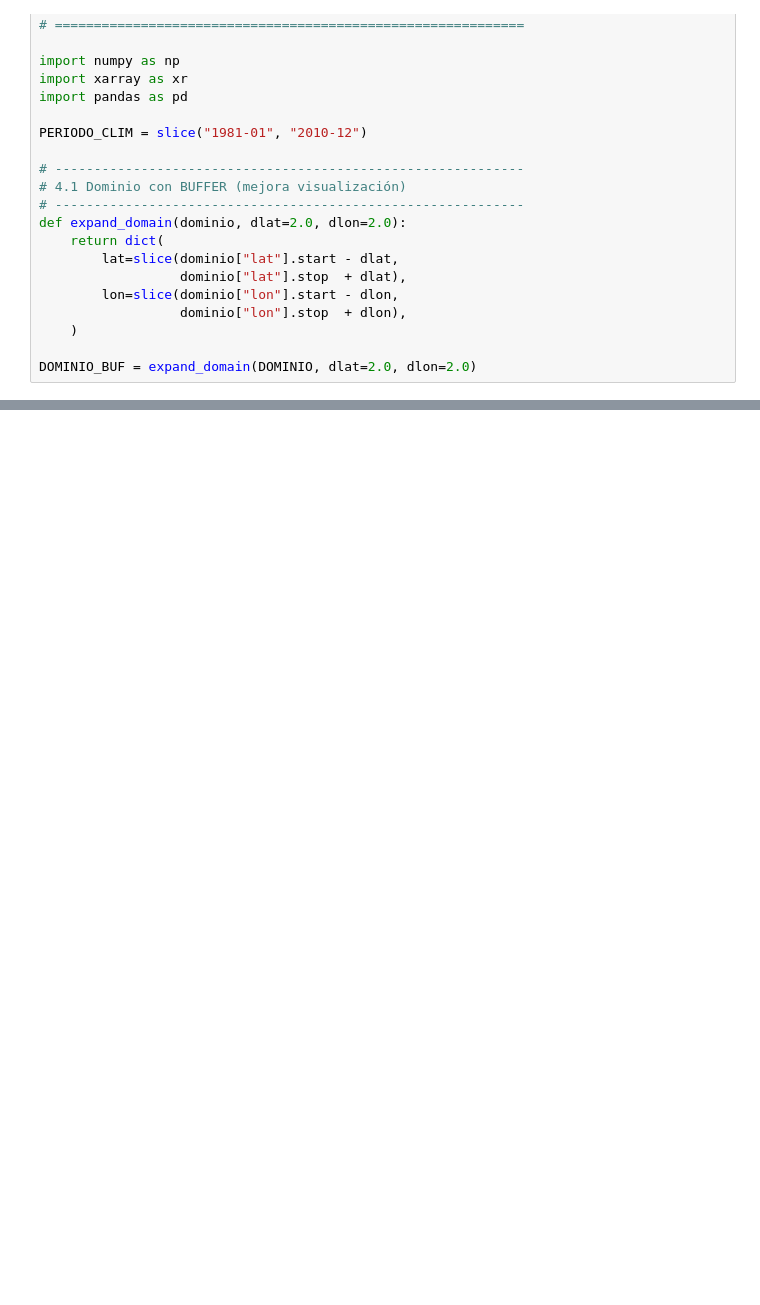
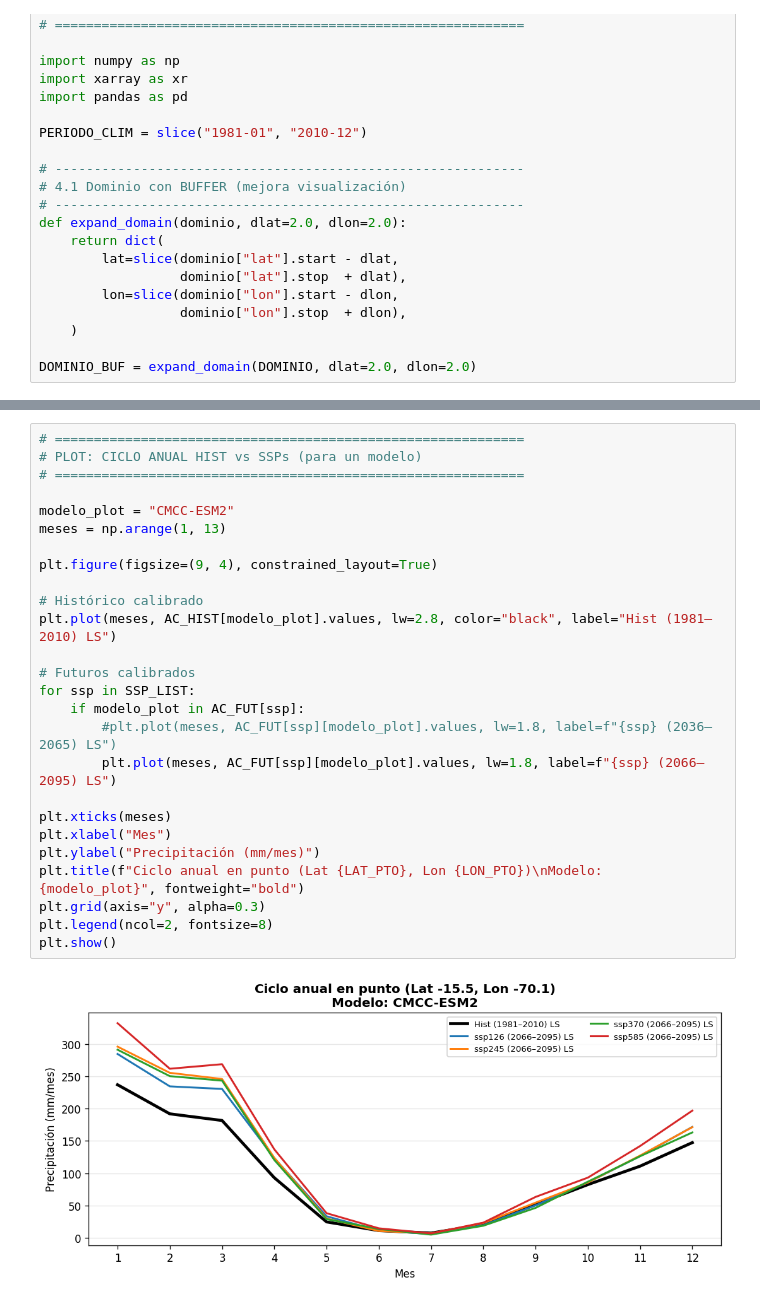
Before and after one commit to Jorgellamocca/Cambio-Clim-tico, a Jupyter notebook: cmip6_modelos_obs_2.ipynb, the cells around one changed output, grey strips where cells are left out. Saved outputs shown, nothing was run; the diff lists cells and outputs as text; blank space fills up the shorter version.

```diff
--- a/cmip6_modelos_obs_2.ipynb
+++ b/cmip6_modelos_obs_2.ipynb
@@ -744,0 +1082,28 @@ plt.show()
+# %%
+# ============================================================
+# PLOT: CICLO ANUAL HIST vs SSPs (para un modelo)
+# ============================================================
+
+modelo_plot = "CMCC-ESM2"
+meses = np.arange(1, 13)
+
+plt.figure(figsize=(9, 4), constrained_layout=True)
+
+# Histórico calibrado
+plt.plot(meses, AC_HIST[modelo_plot].values, lw=2.8, color="black", label="Hist (1981–2010) LS")
+
+# Futuros calibrados
+for ssp in SSP_LIST:
+    if modelo_plot in AC_FUT[ssp]:
+        #plt.plot(meses, AC_FUT[ssp][modelo_plot].values, lw=1.8, label=f"{ssp} (2036–2065) LS")
+        plt.plot(meses, AC_FUT[ssp][modelo_plot].values, lw=1.8, label=f"{ssp} (2066–2095) LS")
+
+plt.xticks(meses)
+plt.xlabel("Mes")
+plt.ylabel("Precipitación (mm/mes)")
+plt.title(f"Ciclo anual en punto (Lat {LAT_PTO}, Lon {LON_PTO})\nModelo: {modelo_plot}", fontweight="bold")
+plt.grid(axis="y", alpha=0.3)
+plt.legend(ncol=2, fontsize=8)
+plt.show()
+# %% [output]
+[figure, added]
```
Also changed, not shown: parts of 21 cells of this notebook.
